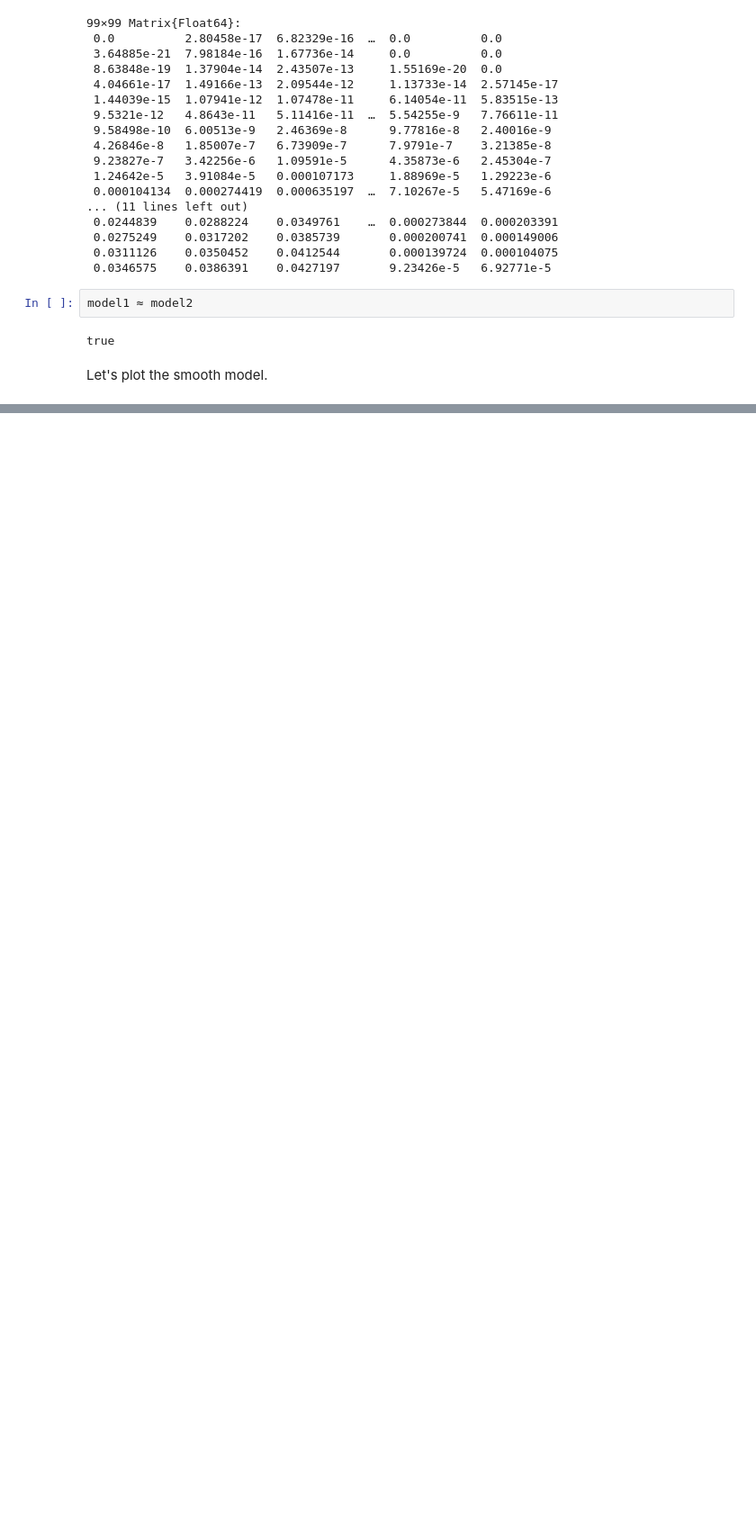
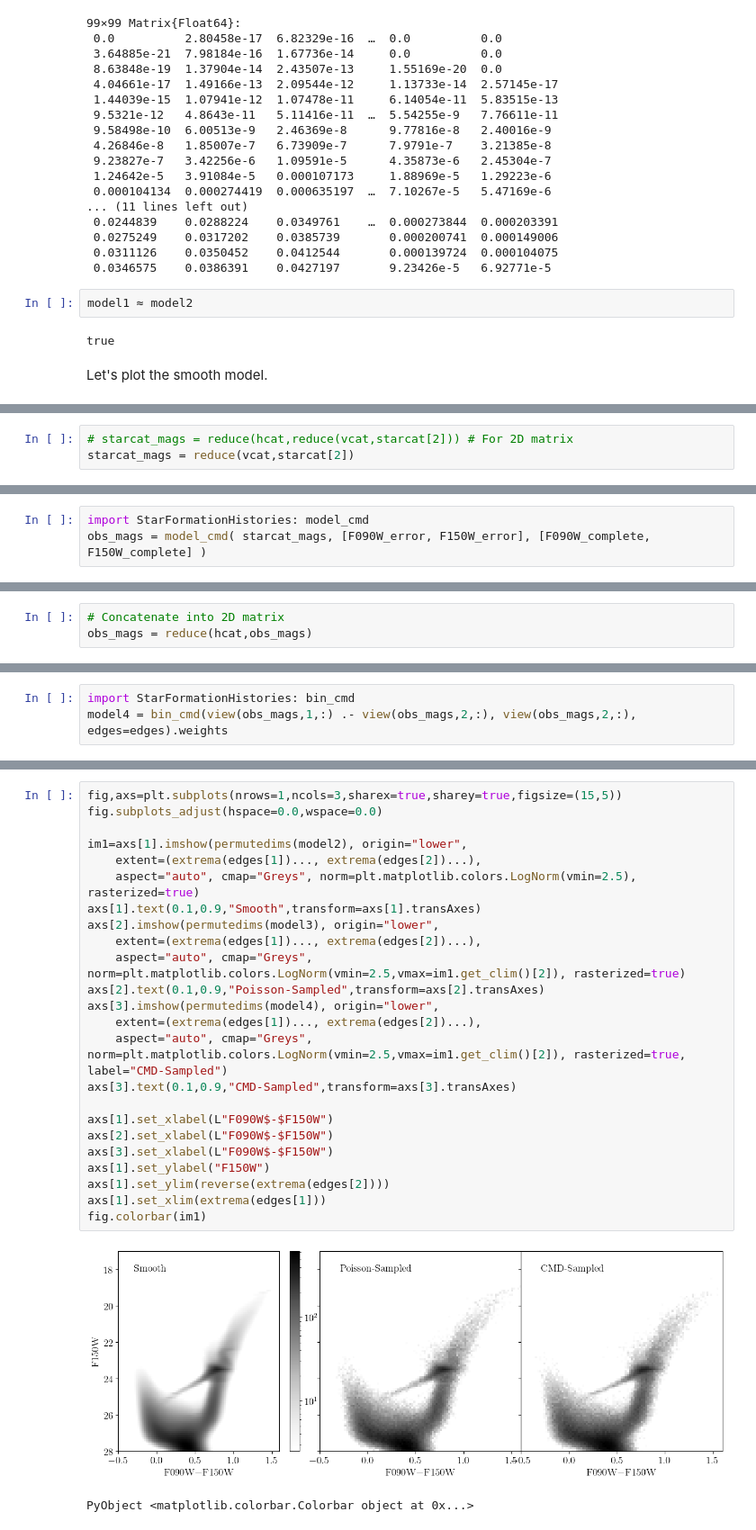
Before and after one commit to cgarling/StarFormationHistories.jl, a Jupyter notebook: examples/fitting1.ipynb, the cells around one changed output, grey strips where cells are left out. Shown at 90% size. Drawn from its saved outputs; the diff is of its cells as text; blank space fills up the shorter version.

```diff
--- a/examples/fitting1.ipynb
+++ b/examples/fitting1.ipynb
@@ -411,0 +428,3 @@ PyObject <matplotlib.colorbar.Colorbar object at 0x...>
+# %%
+# starcat_mags = reduce(hcat,reduce(vcat,starcat[2])) # For 2D matrix
+starcat_mags = reduce(vcat,starcat[2])
@@ -411,0 +451,3 @@ PyObject <matplotlib.colorbar.Colorbar object at 0x...>
+# %%
+import StarFormationHistories: model_cmd
+obs_mags = model_cmd( starcat_mags, [F090W_error, F150W_error], [F090W_complete, F150W_complete] )
@@ -411,0 +474,3 @@ PyObject <matplotlib.colorbar.Colorbar object at 0x...>
+# %%
+# Concatenate into 2D matrix
+obs_mags = reduce(hcat,obs_mags)
@@ -411,0 +481,3 @@ PyObject <matplotlib.colorbar.Colorbar object at 0x...>
+# %%
+import StarFormationHistories: bin_cmd
+model4 = bin_cmd(view(obs_mags,1,:) .- view(obs_mags,2,:), view(obs_mags,2,:), edges=edges).weights
@@ -411,0 +502,27 @@ PyObject <matplotlib.colorbar.Colorbar object at 0x...>
+# %%
+fig,axs=plt.subplots(nrows=1,ncols=3,sharex=true,sharey=true,figsize=(15,5))
+fig.subplots_adjust(hspace=0.0,wspace=0.0)
+
+im1=axs[1].imshow(permutedims(model2), origin="lower",
+    extent=(extrema(edges[1])..., extrema(edges[2])...),
+    aspect="auto", cmap="Greys", norm=plt.matplotlib.colors.LogNorm(vmin=2.5), rasterized=true)
+axs[1].text(0.1,0.9,"Smooth",transform=axs[1].transAxes)
+axs[2].imshow(permutedims(model3), origin="lower",
+    extent=(extrema(edges[1])..., extrema(edges[2])...),
+    aspect="auto", cmap="Greys", norm=plt.matplotlib.colors.LogNorm(vmin=2.5,vmax=im1.get_clim()[2]), rasterized=true)
+axs[2].text(0.1,0.9,"Poisson-Sampled",transform=axs[2].transAxes)
+axs[3].imshow(permutedims(model4), origin="lower",
+    extent=(extrema(edges[1])..., extrema(edges[2])...),
+    aspect="auto", cmap="Greys", norm=plt.matplotlib.colors.LogNorm(vmin=2.5,vmax=im1.get_clim()[2]), rasterized=true, label="CMD-Sampled")
+axs[3].text(0.1,0.9,"CMD-Sampled",transform=axs[3].transAxes)
+
+axs[1].set_xlabel(L"F090W$-$F150W")
+axs[2].set_xlabel(L"F090W$-$F150W")
+axs[3].set_xlabel(L"F090W$-$F150W")
+axs[1].set_ylabel("F150W")
+axs[1].set_ylim(reverse(extrema(edges[2])))
+axs[1].set_xlim(extrema(edges[1]))
+fig.colorbar(im1)
+# %% [output]
+[figure, added]
+PyObject <matplotlib.colorbar.Colorbar object at 0x...>
```
Also changed, not shown: parts of 60 cells of this notebook, 1 other file.
